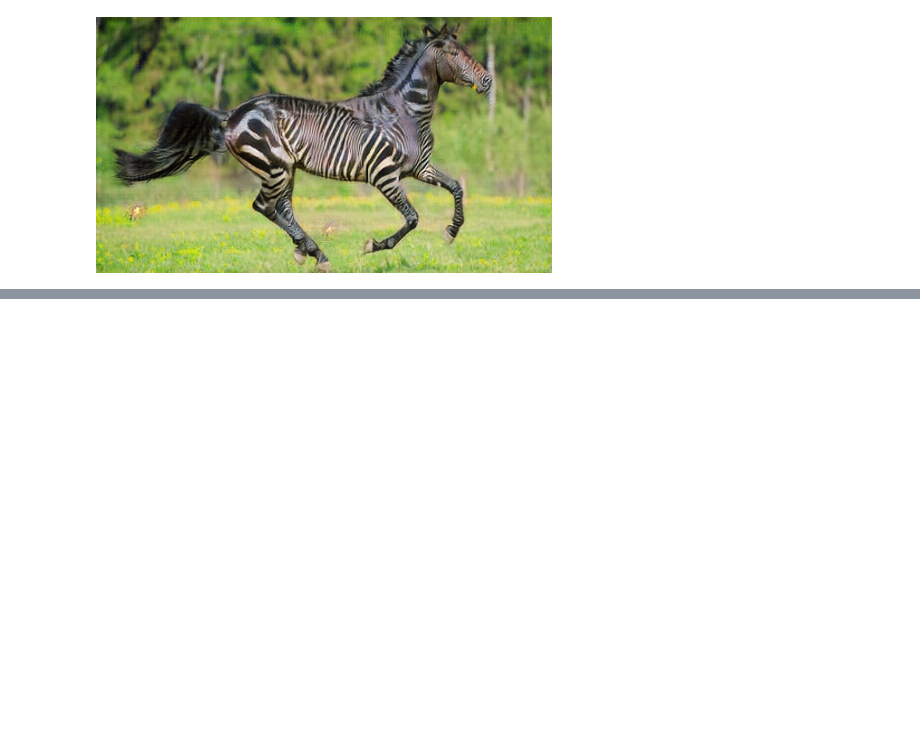
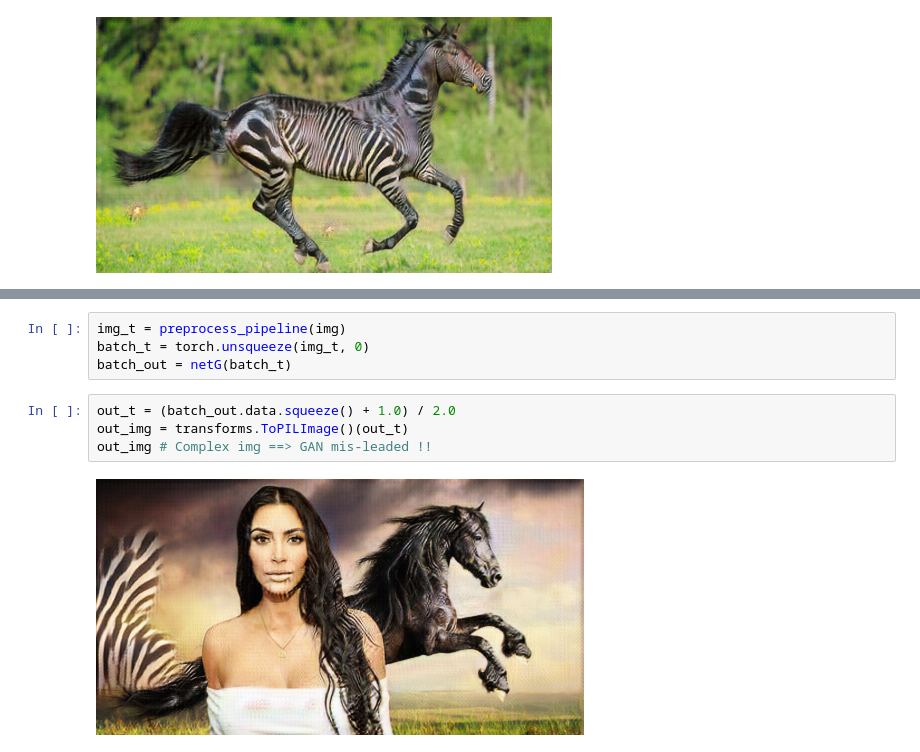
Before and after one commit to AymanNasser/Random-DNN-Notebooks, a Jupyter notebook: Horse_to_Zebra_using_CycleGAN.ipynb, the cells around one changed output, grey strips where cells are left out. Saved outputs shown, nothing was run; the diff lists cells and outputs as text; blank space fills up the shorter version.

```diff
--- a/Horse_to_Zebra_using_CycleGAN.ipynb
+++ b/Horse_to_Zebra_using_CycleGAN.ipynb
@@ -211,0 +217,10 @@ out_img
+# %%
+img_t = preprocess_pipeline(img)
+batch_t = torch.unsqueeze(img_t, 0)
+batch_out = netG(batch_t)
+# %%
+out_t = (batch_out.data.squeeze() + 1.0) / 2.0
+out_img = transforms.ToPILImage()(out_t)
+out_img # Complex img ==> GAN mis-leaded !!
+# %% [output]
+[figure, added]
```
Also changed, not shown: parts of 1 cell of this notebook.
